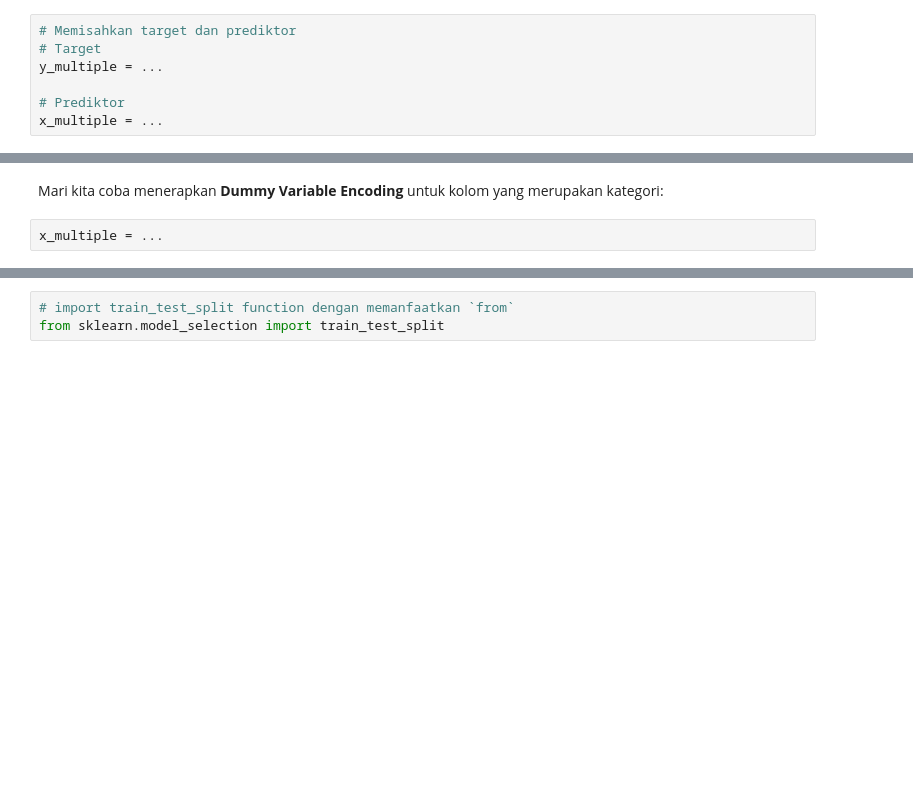
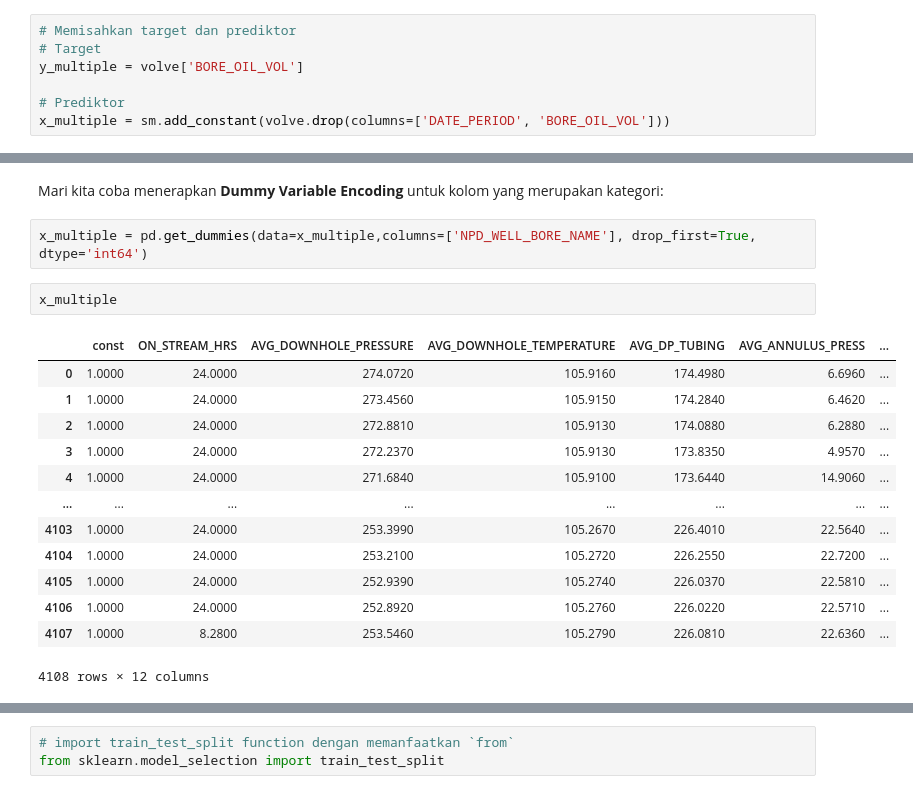
Before and after one commit to mhaniffajari/Data-Science-Project, a Jupyter notebook: Algoritma Training/4_rm-main/Inclass Freeport Regression.ipynb, the cells around one changed output, grey strips where cells are left out. Saved outputs shown, nothing was run; the diff lists cells and outputs as text; blank space fills up the shorter version.

```diff
--- a/Algoritma Training/4_rm-main/Inclass Freeport Regression.ipynb
+++ b/Algoritma Training/4_rm-main/Inclass Freeport Regression.ipynb
@@ -665,10 +771,10 @@ Simpan target pada variabel `y_multiple` dan prediktor pada variabel `x_multiple
 # %%
 # Memisahkan target dan prediktor
 # Target
-y_multiple = ...
+y_multiple = volve['BORE_OIL_VOL']
 
 # Prediktor
-x_multiple = ...
+x_multiple = sm.add_constant(volve.drop(columns=['DATE_PERIOD', 'BORE_OIL_VOL']))
 # %% [markdown]
 ### Categorical Encoding
 
@@ -706,7 +826,23 @@ pd.get_dummies(data=df_dummy,
 # %% [markdown]
 Mari kita coba menerapkan **Dummy Variable Encoding** untuk kolom yang merupakan kategori:
 # %%
-x_multiple = ...
+x_multiple = pd.get_dummies(data=x_multiple,columns=['NPD_WELL_BORE_NAME'], drop_first=True, dtype='int64')
+# %%
+x_multiple
+# %% [output]
+|  | const | ON_STREAM_HRS | AVG_DOWNHOLE_PRESSURE | AVG_DOWNHOLE_TEMPERATURE | AVG_DP_TUBING | AVG_ANNULUS_PRESS | ... |
+| 0 | 1.0000 | 24.0000 | 274.0720 | 105.9160 | 174.4980 | 6.6960 | ... |
+| 1 | 1.0000 | 24.0000 | 273.4560 | 105.9150 | 174.2840 | 6.4620 | ... |
+| 2 | 1.0000 | 24.0000 | 272.8810 | 105.9130 | 174.0880 | 6.2880 | ... |
+| 3 | 1.0000 | 24.0000 | 272.2370 | 105.9130 | 173.8350 | 4.9570 | ... |
+| 4 | 1.0000 | 24.0000 | 271.6840 | 105.9100 | 173.6440 | 14.9060 | ... |
+| ... | ... | ... | ... | ... | ... | ... | ... |
+| 4103 | 1.0000 | 24.0000 | 253.3990 | 105.2670 | 226.4010 | 22.5640 | ... |
+| 4104 | 1.0000 | 24.0000 | 253.2100 | 105.2720 | 226.2550 | 22.7200 | ... |
+| 4105 | 1.0000 | 24.0000 | 252.9390 | 105.2740 | 226.0370 | 22.5810 | ... |
+| 4106 | 1.0000 | 24.0000 | 252.8920 | 105.2760 | 226.0220 | 22.5710 | ... |
+| 4107 | 1.0000 | 8.2800 | 253.5460 | 105.2790 | 226.0810 | 22.6360 | ... |
+4108 rows × 12 columns
 # %% [markdown]
 ### Train-Test Splitting
 
```
Also changed, not shown: parts of 33 cells of this notebook.
